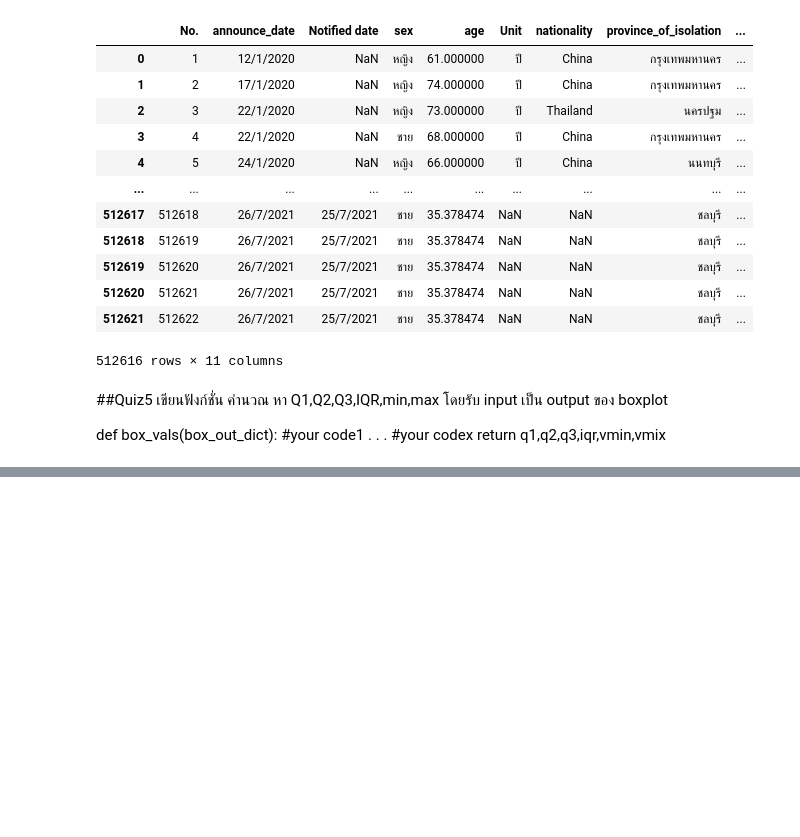
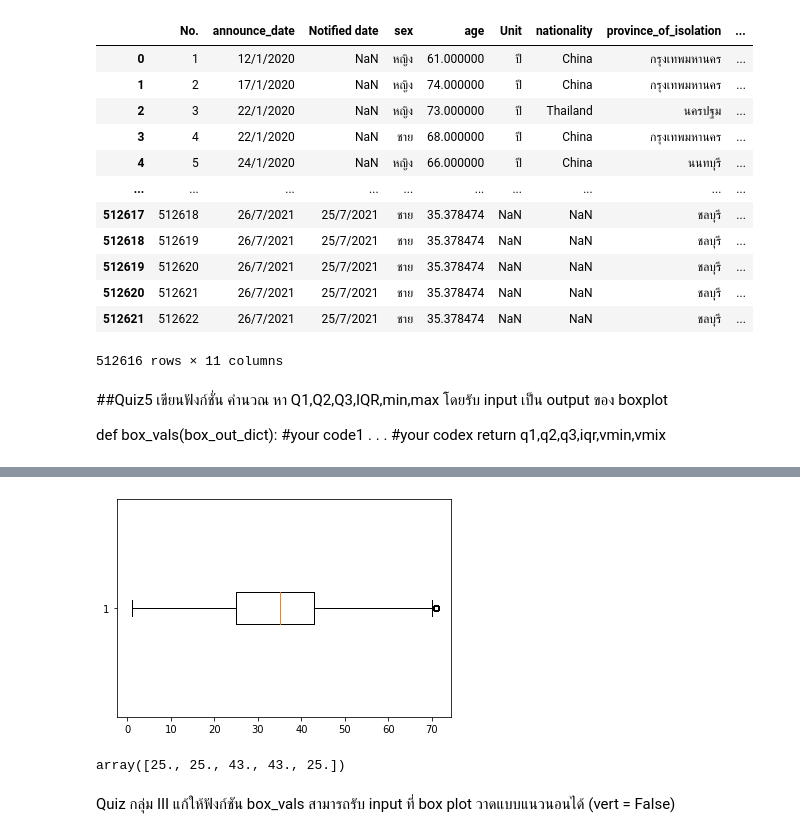
Before and after one commit to sskboonmee/DWDM21, a Jupyter notebook: Data_processing_(Chapter3).ipynb, the cells around one changed output, grey strips where cells are left out. Saved outputs shown, nothing was run; the diff lists cells and outputs as text; code cells hidden in the pictures; blank space fills up the shorter version.

Commit message:
Quiz กลุ่ม

```diff
--- a/Data_processing_(Chapter3).ipynb
+++ b/Data_processing_(Chapter3).ipynb
@@ -1113,0 +1088,10 @@ max = 43.0
+# %%
+data_dict = plt.boxplot(data_cases2_nomissingage_nooutlier['age'],vert=False)
+# %% [output]
+[figure, added]
+# %%
+data_dict['boxes'][0].get_xdata()
+# %% [output]
+array([25., 25., 43., 43., 25.])
+# %% [markdown]
+Quiz กลุ่ม III แก้ให้ฟังก์ชัน box_vals สามารถรับ input ที่ box plot วาดแบบแนวนอนได้ (vert = False)
```
Also changed, not shown: parts of 9 cells of this notebook.
